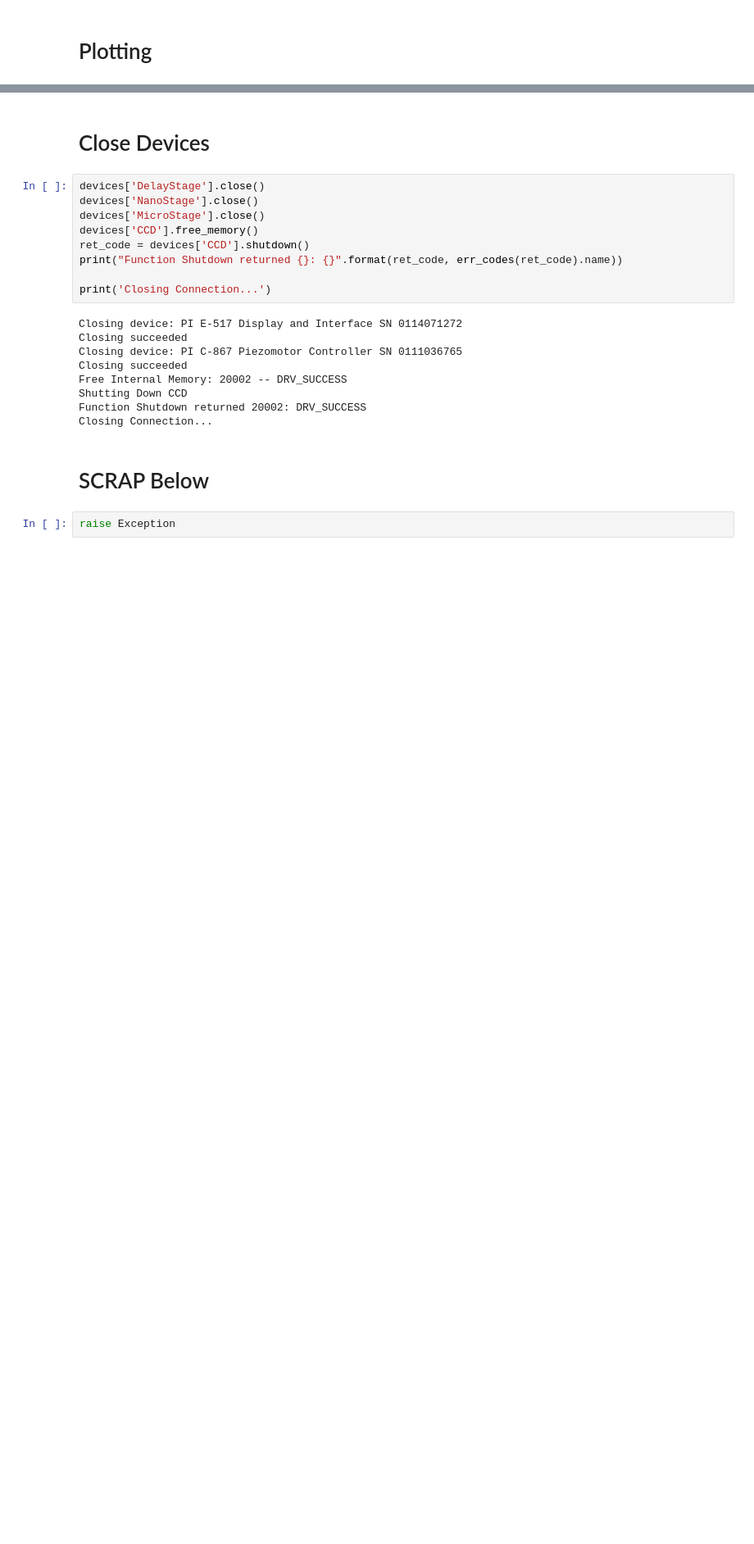
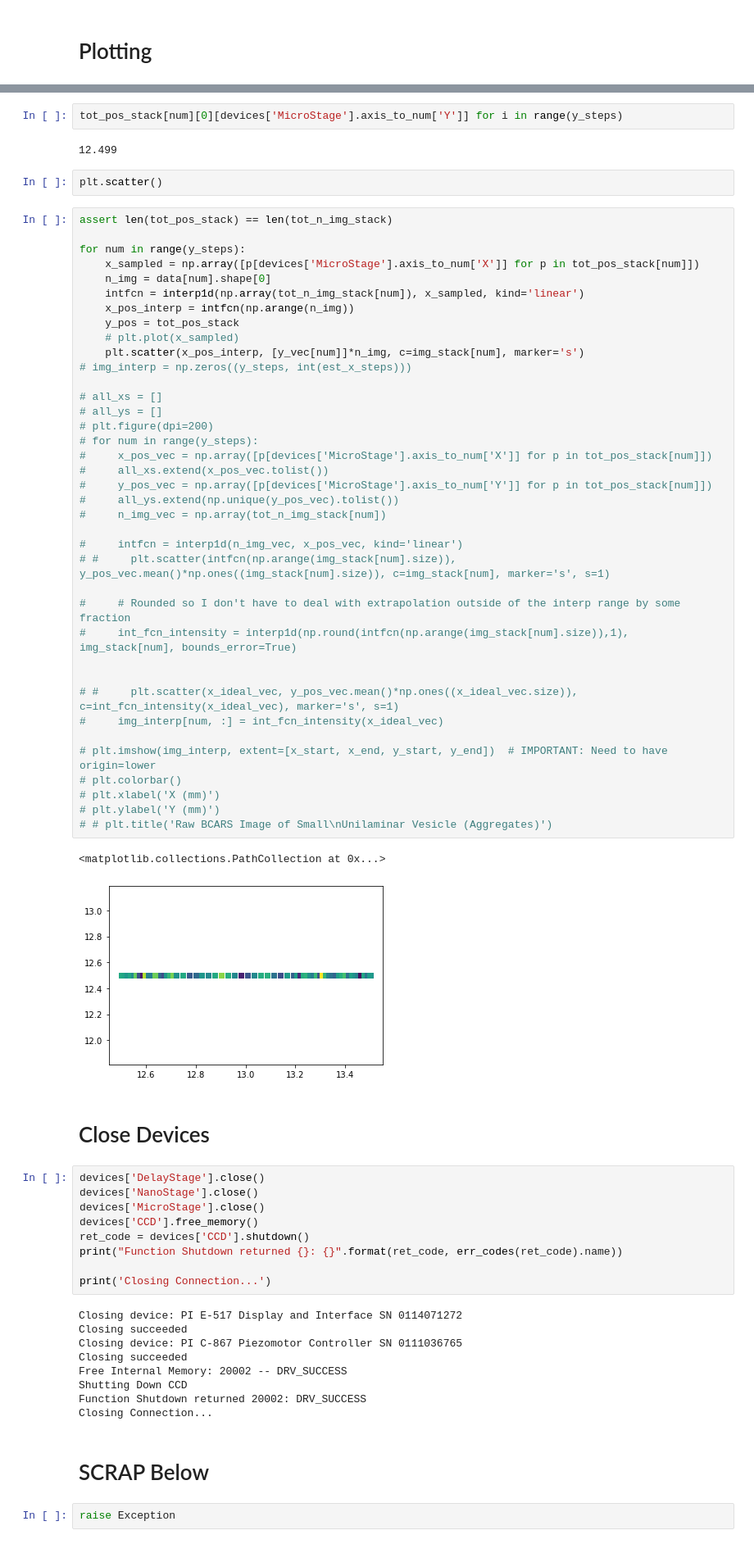
Before and after one commit to usnistgov/bcars_microscope, a Jupyter notebook: bcars_microscope/Large Area Scan.ipynb, the cells around one changed output, grey strips where cells are left out. Shown at 82% size. Saved outputs shown, nothing was run; the diff lists cells and outputs as text; blank space fills up the shorter version.

```diff
--- a/bcars_microscope/Large Area Scan.ipynb
+++ b/bcars_microscope/Large Area Scan.ipynb
@@ -268,3 +273,50 @@ Text(0, 0.5, 'Y (mm)')
+# %%
+tot_pos_stack[num][0][devices['MicroStage'].axis_to_num['Y']] for i in range(y_steps)
+# %% [output]
+12.499
+# %%
+plt.scatter()
+# %%
+assert len(tot_pos_stack) == len(tot_n_img_stack)
+
+for num in range(y_steps):
+    x_sampled = np.array([p[devices['MicroStage'].axis_to_num['X']] for p in tot_pos_stack[num]])
+    n_img = data[num].shape[0]
+    intfcn = interp1d(np.array(tot_n_img_stack[num]), x_sampled, kind='linear')
+    x_pos_interp = intfcn(np.arange(n_img))
+    y_pos = tot_pos_stack
+    # plt.plot(x_sampled)
+    plt.scatter(x_pos_interp, [y_vec[num]]*n_img, c=img_stack[num], marker='s')
+# img_interp = np.zeros((y_steps, int(est_x_steps)))
+
+# all_xs = []
+# all_ys = []
+# plt.figure(dpi=200)
+# for num in range(y_steps):
+#     x_pos_vec = np.array([p[devices['MicroStage'].axis_to_num['X']] for p in tot_pos_stack[num]])
+#     all_xs.extend(x_pos_vec.tolist())
+#     y_pos_vec = np.array([p[devices['MicroStage'].axis_to_num['Y']] for p in tot_pos_stack[num]])
+#     all_ys.extend(np.unique(y_pos_vec).tolist())
+#     n_img_vec = np.array(tot_n_img_stack[num])
+
+#     intfcn = interp1d(n_img_vec, x_pos_vec, kind='linear')
+# #     plt.scatter(intfcn(np.arange(img_stack[num].size)), y_pos_vec.mean()*np.ones((img_stack[num].size)), c=img_stack[num], marker='s', s=1)
+
+#     # Rounded so I don't have to deal with extrapolation outside of the interp range by some fraction
+#     int_fcn_intensity = interp1d(np.round(intfcn(np.arange(img_stack[num].size)),1), img_stack[num], bounds_error=True)
+
+
+# #     plt.scatter(x_ideal_vec, y_pos_vec.mean()*np.ones((x_ideal_vec.size)), c=int_fcn_intensity(x_ideal_vec), marker='s', s=1)
+#     img_interp[num, :] = int_fcn_intensity(x_ideal_vec)
+
+# plt.imshow(img_interp, extent=[x_start, x_end, y_start, y_end])  # IMPORTANT: Need to have origin=lower
+# plt.colorbar()
+# plt.xlabel('X (mm)')
+# plt.ylabel('Y (mm)')
+# # plt.title('Raw BCARS Image of Small\nUnilaminar Vesicle (Aggregates)')
+# %% [output]
+<matplotlib.collections.PathCollection at 0x...>
+[figure, added]
 # %% [markdown]
 # Close Devices
 # %%
```
Also changed, not shown: parts of 7 cells of this notebook, 25 other files.
